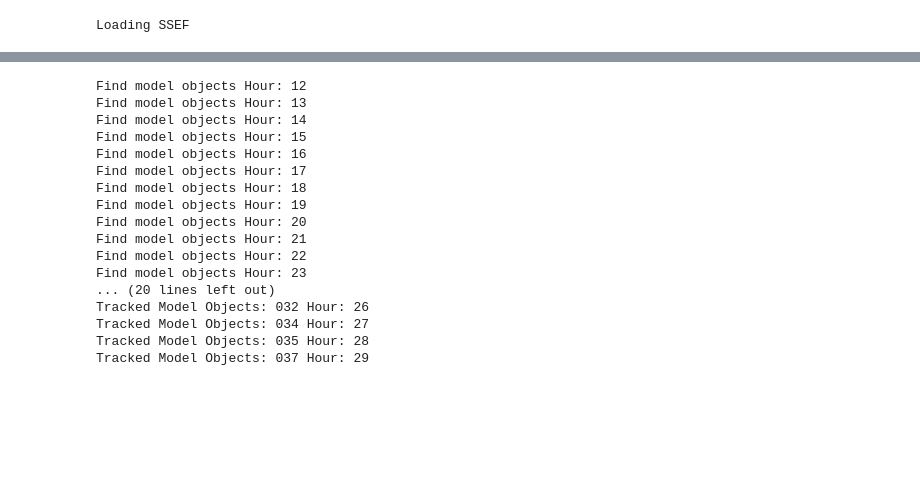
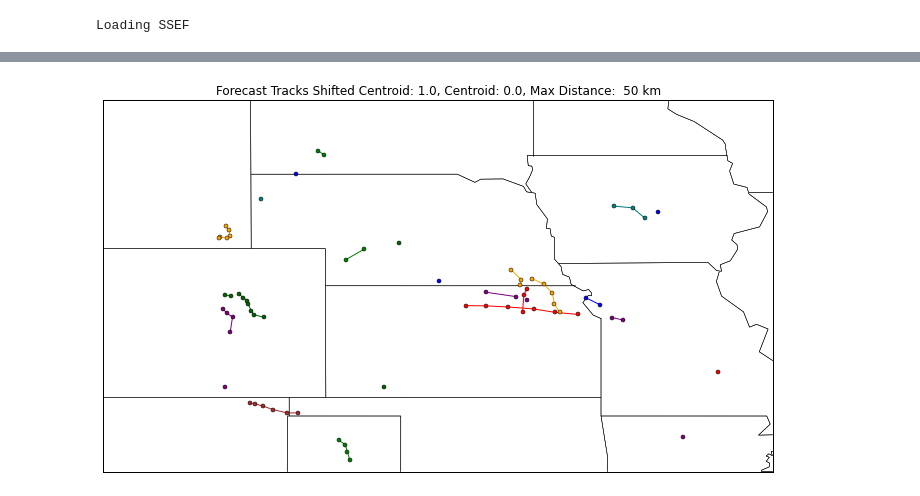
Before and after one commit to djgagne/hagelslag, a Jupyter notebook: demos/unidata_users_workshop_2015.ipynb, the cells around one changed output, grey strips where cells are left out. Cells and saved outputs as stored; diff of their text form; code cells hidden in the pictures; blank space fills up the shorter version.

```diff
--- a/demos/unidata_users_workshop_2015.ipynb
+++ b/demos/unidata_users_workshop_2015.ipynb
@@ -101,72 +217,52 @@ display(w)
 # %%
-def get_forecast_objects(model_grid, ew_params, min_size, gaussian_window):
-    ew = EnhancedWatershed(*ew_params)
-    model_objects = []
-    for h, hour in enumerate(np.arange(model_grid.start_hour, model_grid.end_hour + 1)):
-        print "Find model objects Hour: {0:02d}".format(hour)
-        hour_labels = ew.size_filter(ew.label(gaussian_filter(model_grid.data[h], gaussian_window)), min_size)
-        obj_slices = find_objects(hour_labels)
-        num_slices = len(obj_slices)
-        model_objects.append([])
-        if num_slices > 0:
-            for sl in obj_slices:
-                model_objects[-1].append(STObject(model_grid.data[h][sl],
-                                                  np.where(hour_labels[sl] > 0, 1, 0),
-                                                  model_grid.x[sl],
-                                                  model_grid.y[sl],
-                                                  model_grid.i[sl],
-                                                  model_grid.j[sl],
-                                                  hour,
-                                                  hour,
-                                                  dx=3000))
-                if h > 0:
-                    model_objects[-1][-1].estimate_motion(hour, model_grid.data[h-1], 25, 25)
-    return model_objects
-
-def track_forecast_objects(model_objects, model_grid, object_matcher):
+def track_forecast_objects(input_model_objects, model_grid, object_matcher):
+    model_objects = deepcopy(input_model_objects)
     hours = np.arange(int(model_grid.start_hour), int(model_grid.end_hour) + 1)
     tracked_model_objects = []
     for h, hour in enumerate(hours):
         past_time_objs = []
         for obj in tracked_model_objects:
             # Potential trackable objects are identified
             if obj.end_time == hour - 1:
                 past_time_objs.append(obj)
         # If no objects existed in the last time step, then consider objects in current time step all new
         if len(past_time_objs) == 0:
-            tracked_model_objects.extend(model_objects[h])
+            tracked_model_objects.extend(copy(model_objects[h]))
         # Match from previous time step with current time step
         elif len(past_time_objs) > 0 and len(model_objects[h]) > 0:
             assignments = object_matcher.match_objects(past_time_objs, model_objects[h], hour - 1, hour)
             unpaired = range(len(model_objects[h]))
             for pair in assignments:
                 past_time_objs[pair[0]].extend(model_objects[h][pair[1]])
                 unpaired.remove(pair[1])
             if len(unpaired) > 0:
                 for up in unpaired:
                     tracked_model_objects.append(model_objects[h][up])
-        print("Tracked Model Objects: {0:03d} Hour: {1:02d}".format(len(tracked_model_objects), hour))
+        #print("Tracked Model Objects: {0:03d} Hour: {1:02d}".format(len(tracked_model_objects), hour))
     return tracked_model_objects
+
+def make_tracks(dist_weight, max_distance):
+    global tracked_model_objects
+    object_matcher = ObjectMatcher([shifted_centroid_distance, centroid_distance],
+                                   np.array([dist_weight, 1-dist_weight]), np.array([max_distance * 1000] * 2))
+    tracked_model_objects = track_forecast_objects(model_objects, model_grid, object_matcher)
+    color_list = ["red", "orange", "blue", "green", "purple", "darkgreen", "teal", "brown"]
+    color_arr = np.tile(color_list, len(tracked_model_objects) / len(color_list) + 1)
+    plt.figure(figsize=(12, 8))
+    basemap.drawstates()
+    for t, tracked_model_object in enumerate(tracked_model_objects):
+        traj = tracked_model_object.trajectory()
+        t_lon, t_lat = model_grid.proj(traj[0], traj[1], inverse=True)
+        plt.plot(t_lon, t_lat, marker='o', markersize=4, color=color_arr[t])
+        #plt.barbs(t_lon, t_lat, tracked_model_object.u /3000,
+        #          tracked_model_object.v / 3000.0, length=6,
+        #          barbcolor=color_arr[t])
+    plt.title("Forecast Tracks Shifted Centroid: {0:0.1f}, Centroid: {1:0.1f}, Max Distance: {2:3d} km".format(
+        dist_weight, 1-dist_weight, max_distance))
+tracked_model_objects = None
+weight_slider = widgets.FloatSlider(min=0, max=1, step=1, value=1)
+dist_slider = widgets.IntSlider(min=10, max=1000, step=10, value=50)
+track_w = widgets.interactive(make_tracks, dist_weight=weight_slider, max_distance=dist_slider)
+display(track_w)
+# %% [output]
+[figure, added]
-# %%
-model_objects = get_forecast_objects(model_grid, (25, 5, 200, 90, 50), 20, 2)
-object_matcher = ObjectMatcher([shifted_centroid_distance],
-                               np.array([1]), np.array([24000]))
-tracked_model_objects = track_forecast_objects(model_objects, model_grid, object_matcher)
-# %% [output]
-Find model objects Hour: 12
-Find model objects Hour: 13
-Find model objects Hour: 14
-Find model objects Hour: 15
-Find model objects Hour: 16
-Find model objects Hour: 17
-Find model objects Hour: 18
-Find model objects Hour: 19
-Find model objects Hour: 20
-Find model objects Hour: 21
-Find model objects Hour: 22
-Find model objects Hour: 23
-... (20 lines left out)
-Tracked Model Objects: 032 Hour: 26
-Tracked Model Objects: 034 Hour: 27
-Tracked Model Objects: 035 Hour: 28
-Tracked Model Objects: 037 Hour: 29
```
Also changed, not shown: parts of 20 cells of this notebook.
